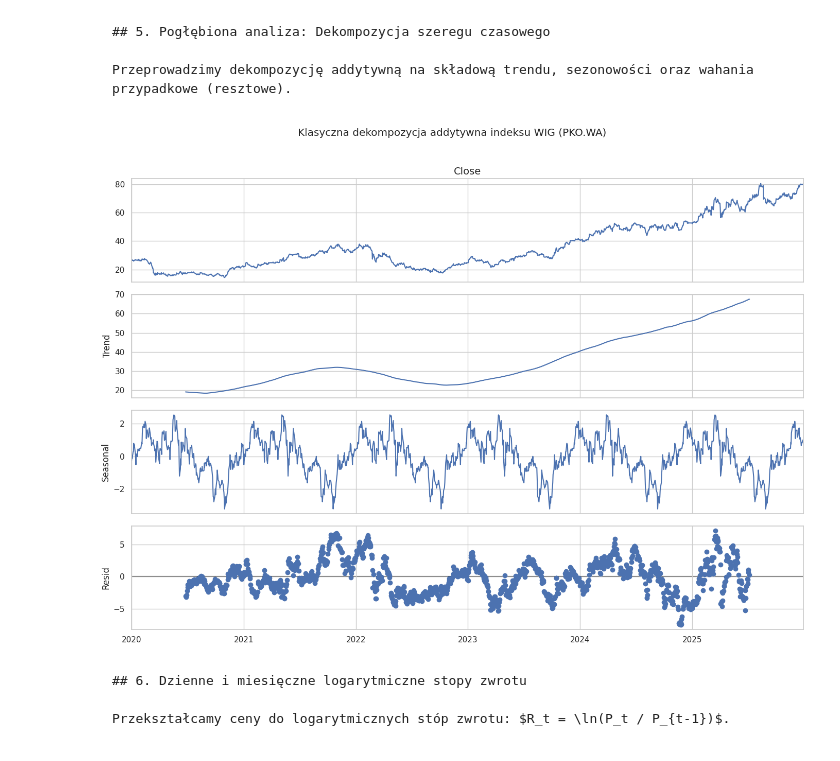
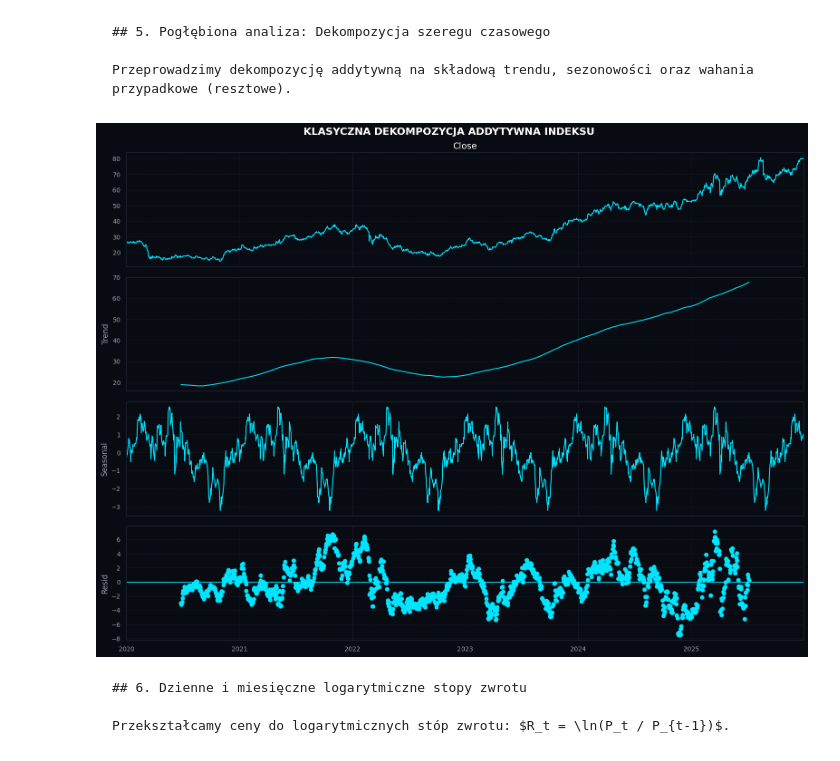
Before and after one commit to KacChw/Machine-Learning-Labolatory-Master-Course-Big-Data, a Jupyter notebook: ML_Zad1.ipynb, the cells around one changed output. Drawn from its saved outputs; the diff is of its cells as text; code cells hidden in the pictures.

````diff
--- a/ML_Zad1.ipynb
+++ b/ML_Zad1.ipynb
@@ -288,20 +288,36 @@ plt.show()
 
 Przeprowadzimy dekompozycję addytywną na składową trendu, sezonowości oraz wahania przypadkowe (resztowe).
 ```
-# %%
-# Przeprowadzenie klasycznej dekompozycji addytywnej przy założeniu rocznego cyklu (252 sesje)
-# Upewniamy się, że seria ma częstotliwość sesyjną (B - business days)
-close_series = df_filtered['Close'].asfreq('B').ffill()
-
-decomposition = seasonal_decompose(close_series, model='additive', period=252)
-
-fig = decomposition.plot()
-fig.set_size_inches(14, 10)
-plt.suptitle('Klasyczna dekompozycja addytywna indeksu WIG (PKO.WA)', y=1.02)
-plt.tight_layout()
-plt.show()
-# %% [output]
-[figure, removed]
+# %%
+# Przeprowadzenie klasycznej dekompozycji addytywnej przy założeniu rocznego cyklu (252 sesje)
+close_series = df_filtered['Close'].asfreq('B').ffill()
+decomposition = seasonal_decompose(close_series, model='additive', period=252)
+
+# Stylizacja pod kątem Dark Trading Dashboard
+plt.style.use('dark_background')
+fig = decomposition.plot()
+fig.set_size_inches(16, 12)
+fig.patch.set_facecolor('#080B12')
+
+for ax in fig.axes:
+    ax.set_facecolor('#080B12')
+    ax.grid(True, color='#374151', linestyle='--', linewidth=0.6, alpha=0.45)
+    ax.tick_params(axis='both', colors='#9CA3AF', labelsize=10)
+    ax.yaxis.label.set_color('#9CA3AF')
+    ax.xaxis.label.set_color('#9CA3AF')
+    for spine in ax.spines.values():
+        spine.set_color('#263244')
+        spine.set_linewidth(0.8)
+    # Zmiana kolorów linii wykresu na neonowe/jasne odcienie dla lepszej widoczności
+    for line in ax.get_lines():
+        line.set_color('#00E5FF')
+        line.set_linewidth(1.5)
+
+plt.suptitle('KLASYCZNA DEKOMPOZYCJA ADDYTYWNA INDEKSU', fontsize=16, fontweight='bold', color='#FFFFFF', y=0.98)
+plt.tight_layout()
+plt.show()
+# %% [output]
+[figure, added]
 # %% [markdown]
 ```markdown
 ## 6. Dzienne i miesięczne logarytmiczne stopy zwrotu
````
Also changed, not shown: parts of 2 cells of this notebook.
